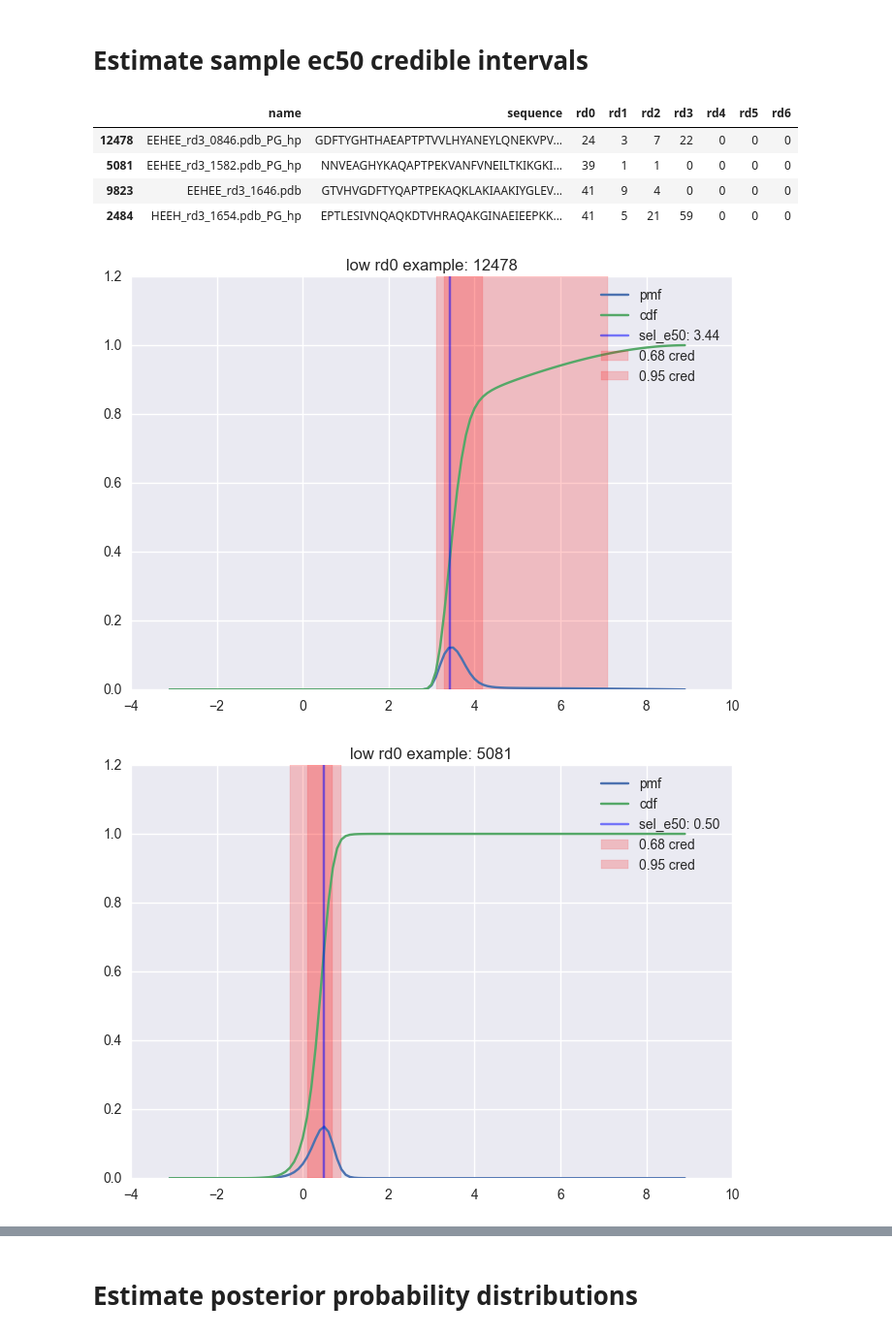
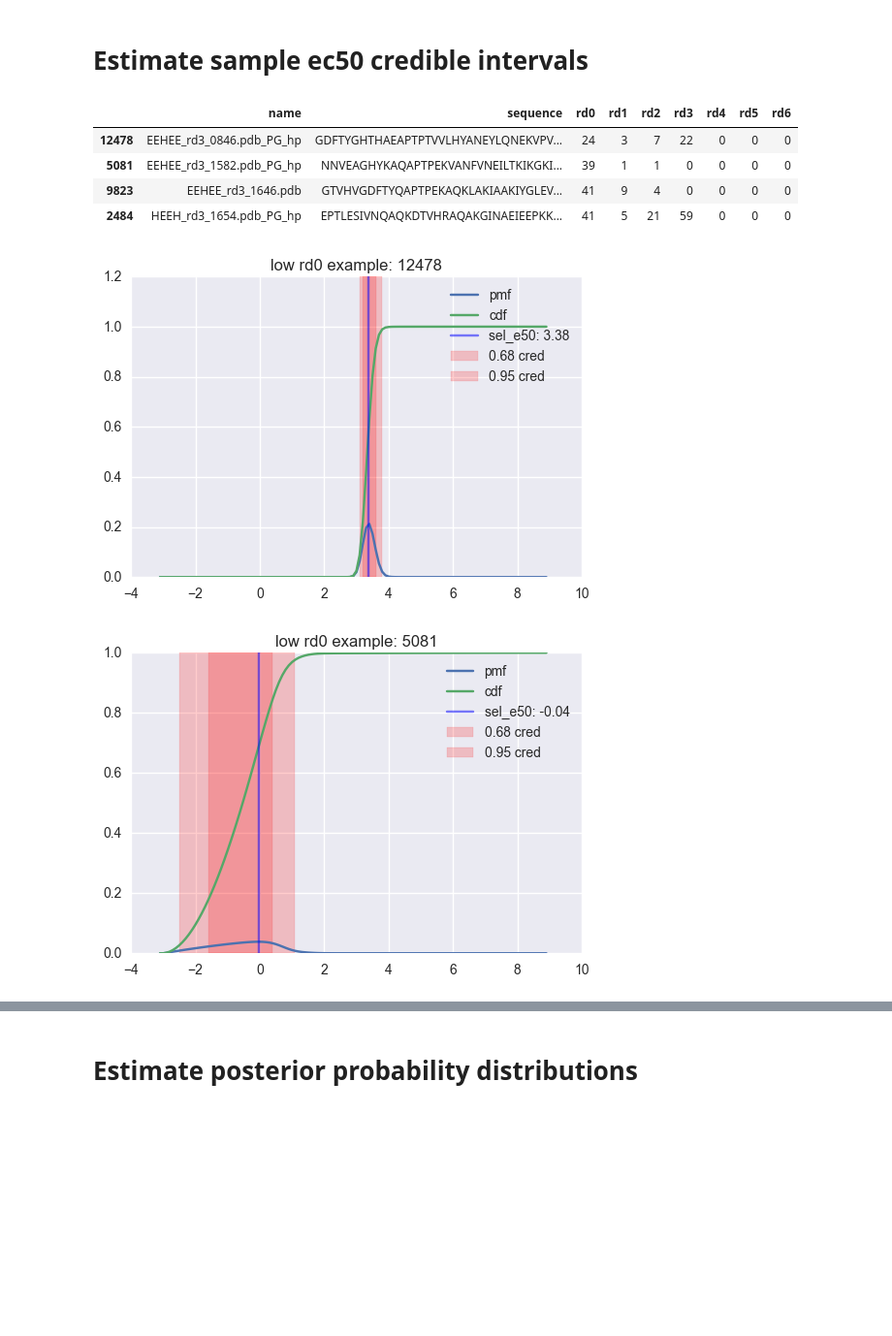
Before and after one commit to asford/protease_experimental_analysis, a Jupyter notebook: sequencing_model_example.ipynb, the cells around one changed output, grey strips where cells are left out. Shown at 97% size. Saved outputs shown, nothing was run; the diff lists cells and outputs as text; code cells hidden in the pictures; blank space fills up the shorter version.

Commit message:
Update example notebook with data submodule, add decoy names to data.

`````diff
--- a/sequencing_model_example.ipynb
+++ b/sequencing_model_example.ipynb
@@ -31,23 +31,3 @@ Selection data needs to be formatted as a "list of dicts" representing each roun
     }
 }
 ````
-# %%
-chymo_fit_data = pandas.read_csv("161005_grocklin_chymo_fit_data", delim_whitespace=True)
-chymo_src_data = (
-    pandas.read_csv("161003_grocklin_chymo_data", delim_whitespace=True)
-    .rename(columns={"chymo%s" % i : "rd%s" % i for i in range(1, 7)}))
-
-#seq_counts & num_selected will be used to infer cell counts during selection
-chymo_pop_data = {
-    "rd0" : dict(seq_counts = chymo_src_data["rd0"], parent = None,  selection_level=None, num_selected=1.5e6, fraction_sampled = None),
-    "rd1" : dict(seq_counts = chymo_src_data["rd1"], parent = "rd0", selection_level=1,    num_selected=1.5e6, fraction_sampled = None),
-    "rd2" : dict(seq_counts = chymo_src_data["rd2"], parent = "rd0", selection_level=2,    num_selected=540e3, fraction_sampled = None),
-    "rd3" : dict(seq_counts = chymo_src_data["rd3"], parent = "rd2", selection_level=3,    num_selected=640e3, fraction_sampled = .46),
-    "rd4" : dict(seq_counts = chymo_src_data["rd4"], parent = "rd2", selection_level=4,    num_selected=52e3,  fraction_sampled = .039),
-    "rd5" : dict(seq_counts = chymo_src_data["rd5"], parent = "rd4", selection_level=5,    num_selected=114e3, fraction_sampled = .048),
-    "rd6" : dict(seq_counts = chymo_src_data["rd6"], parent = "rd4", selection_level=6,    num_selected=63e3,  fraction_sampled = .026),
-}
-
-for k, v in chymo_pop_data.items():
-    pfrac = v["seq_counts"].values.astype(float) / v['seq_counts'].sum()
-    v["selected"] = numpy.floor(pfrac * v["num_selected"])
@@ -54,3 +38,6 @@ for k, v in chymo_pop_data.items():
+# %%
+fit_data = pandas.read_csv("161005_grocklin_chymo_fit_data", delim_whitespace=True)
+src_data = data.model_input["rd3_chymo"]
 # %% [markdown]
 # Generate Model and fit MAP
 # %%
@@ -61,5 +48,5 @@ reload(protease_sequencing_model)
 # %%
-chymo_model = (
-    protease_sequencing_model.FractionalSelectionModel(homogenous_k=True)
-    .build_model(chymo_pop_data))
+src_model = (
+    protease_sequencing_model.FractionalSelectionModel(response_fn="expit", homogenous_k=True)
+    .build_model(src_data))
 # %% [output]
@@ -75,4 +63,4 @@ Applied interval-transform to sel_ec50 and added transformed sel_ec50_interval_
 # %%
 %%time
-default_map = chymo_model.find_MAP()
+default_map = src_model.find_MAP()
 # %% [output]
@@ -98,18 +99,18 @@ seaborn.jointplot(
 # %%
 low_count_examples = chymo_src_data.sort_values(by="rd0").query("rd2 != 0 & rd1 != 0", engine="python").head(4)
 
 for i in low_count_examples.index.values:
     pylab.figure()
-    chymo_model.plot_cred_summary(chymo_model.estimate_ec50_cred(default_map, i))
+    src_model.plot_cred_summary(src_model.estimate_ec50_cred(default_map, i))
     pylab.title("low rd0 example: %i" % i)
     pylab.legend()
 
 low_count_examples
 # %% [output]
 |  | name | sequence | rd0 | rd1 | rd2 | rd3 | rd4 | rd5 | rd6 |
 | 12478 | EEHEE_rd3_0846.pdb_PG_hp | GDFTYGHTHAEAPTPTVVLHYANEYLQNEKVPV... | 24 | 3 | 7 | 22 | 0 | 0 | 0 |
 | 5081 | EEHEE_rd3_1582.pdb_PG_hp | NNVEAGHYKAQAPTPEKVANFVNEILTKIKGKI... | 39 | 1 | 1 | 0 | 0 | 0 | 0 |
 | 9823 | EEHEE_rd3_1646.pdb | GTVHVGDFTYQAPTPEKAQKLAKIAAKIYGLEV... | 41 | 9 | 4 | 0 | 0 | 0 | 0 |
 | 2484 | HEEH_rd3_1654.pdb_PG_hp | EPTLESIVNQAQKDTVHRAQAKGINAEIEEPKK... | 41 | 5 | 21 | 59 | 0 | 0 | 0 |
-[figure, old version]
+[figure, new version]
-[figure, old version]
+[figure, new version]
`````
Also changed, not shown: parts of 15 cells of this notebook, 1 other file.
